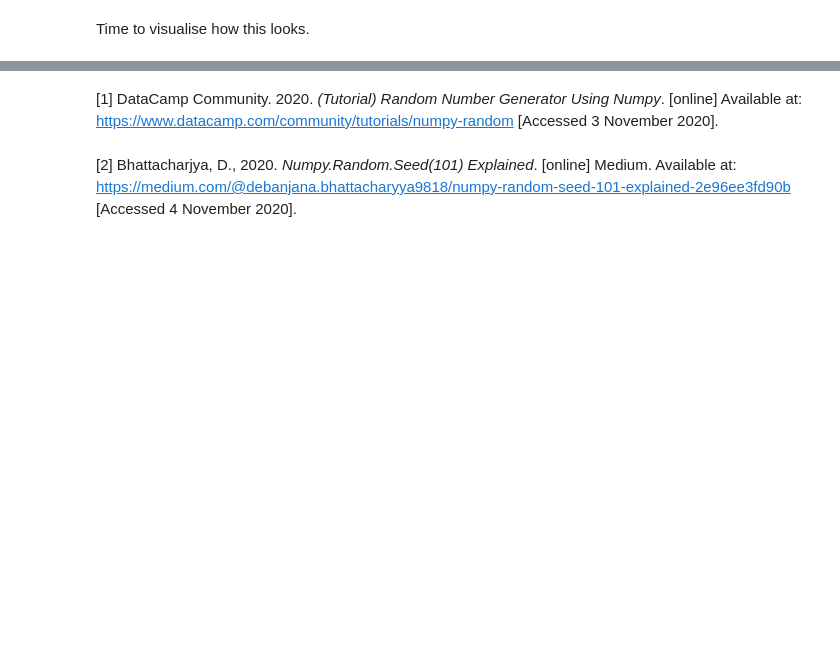
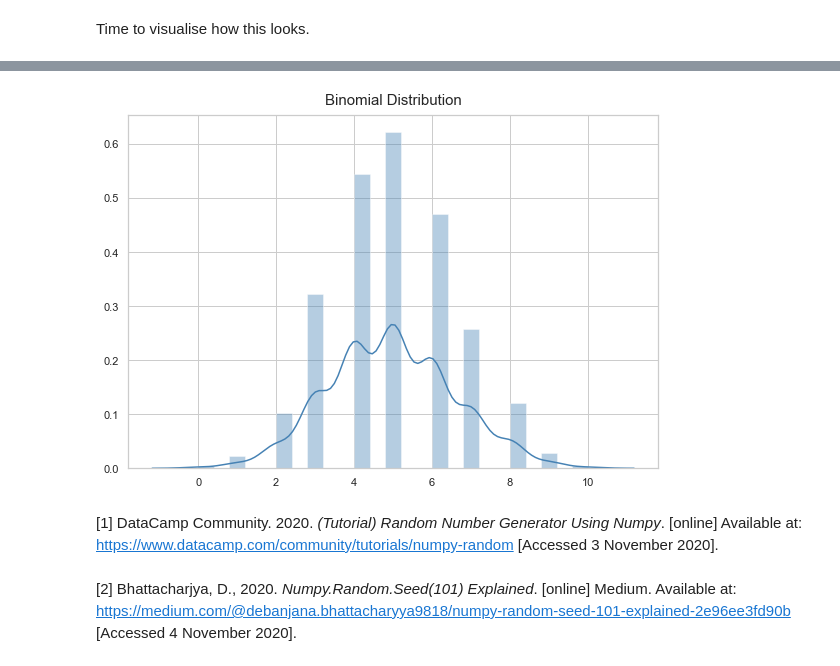
Before and after one commit to Munster2020/HDIP_CSDA_COMP08050_ASSIGNMENT, a Jupyter notebook: assignment2020.ipynb, the cells around one changed output, grey strips where cells are left out. Saved outputs shown, nothing was run; the diff lists cells and outputs as text; code cells hidden in the pictures; blank space fills up the shorter version.

```diff
--- a/assignment2020.ipynb
+++ b/assignment2020.ipynb
@@ -210,0 +228,6 @@ plt.title("Exponential Distribution", fontsize=15, y=1.012);
+# %%
+#create the variables and assign them
+x = np.random.binomial(10, 0.5, 1000)
+
+# print the array
+print("Binomial distribution:\n",x)
@@ -211,3 +252,14 @@ plt.title("Exponential Distribution", fontsize=15, y=1.012);
+# %%
+# visualisation styling code
+sns.set(rc={'figure.figsize':(9.5, 6.5)})
+sns.set_context('notebook')
+sns.set_style("whitegrid")
+
+#
+sns.distplot(x, kde=True, color='steelblue')
+plt.title("Binomial Distribution", fontsize=15, y=1.012);
+# %% [output]
+[figure, added]
 # %% [markdown]
 [1] DataCamp Community. 2020. *(Tutorial) Random Number Generator Using Numpy*. [online] Available at: <https://www.datacamp.com/community/tutorials/numpy-random> [Accessed 3 November 2020].
 # %% [markdown]
```
Also changed, not shown: parts of 17 cells of this notebook.
